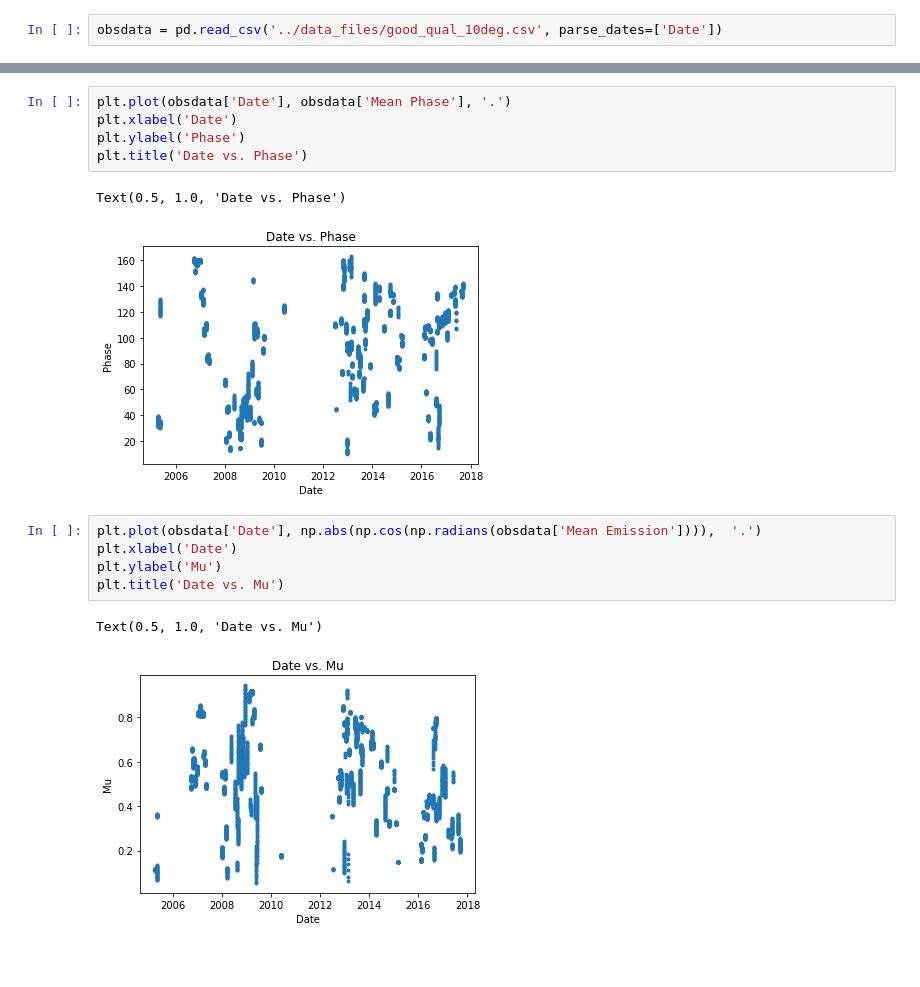
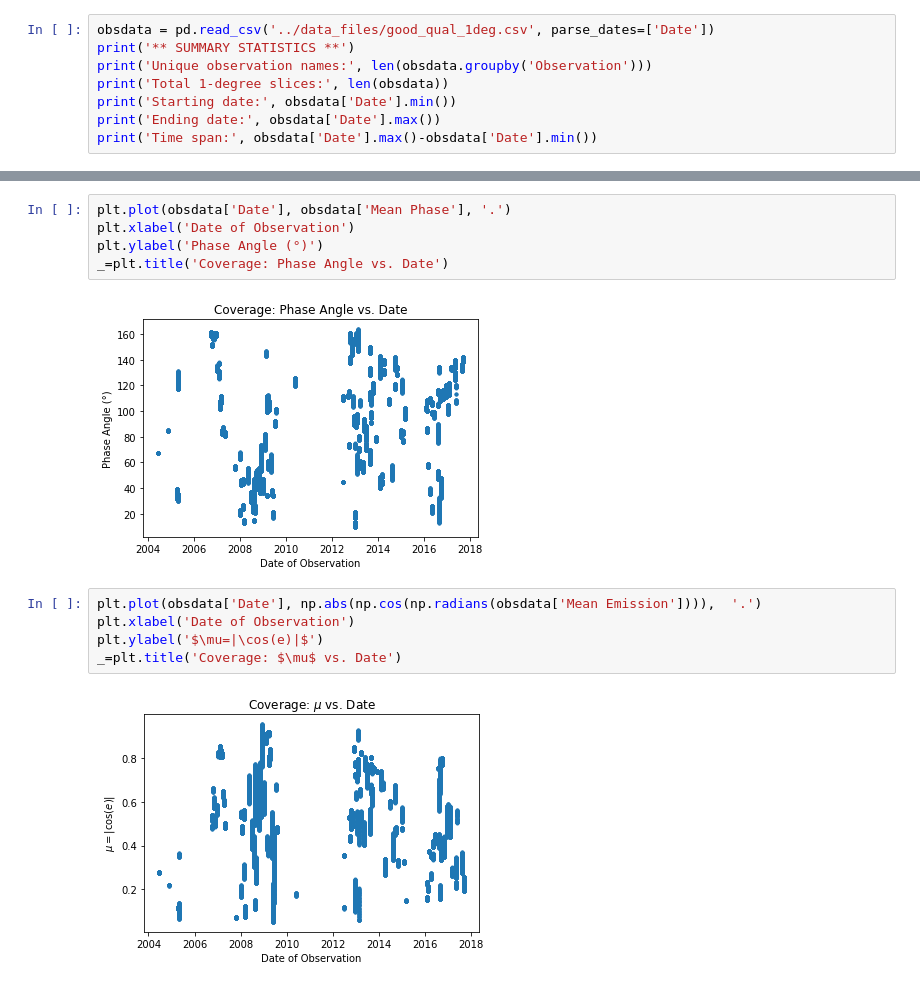
Before and after one commit to rfrenchseti/f-ring, a Jupyter notebook: notebooks/analyze_observation_coverage.ipynb, the cells around one changed output, grey strips where cells are left out. Saved outputs shown, nothing was run; the diff lists cells and outputs as text; blank space fills up the shorter version.

```diff
--- a/notebooks/analyze_observation_coverage.ipynb
+++ b/notebooks/analyze_observation_coverage.ipynb
@@ -7,2 +5,8 @@ import pandas as pd
 # %%
-obsdata = pd.read_csv('../data_files/good_qual_10deg.csv', parse_dates=['Date'])
+obsdata = pd.read_csv('../data_files/good_qual_1deg.csv', parse_dates=['Date'])
+print('** SUMMARY STATISTICS **')
+print('Unique observation names:', len(obsdata.groupby('Observation')))
+print('Total 1-degree slices:', len(obsdata))
+print('Starting date:', obsdata['Date'].min())
+print('Ending date:', obsdata['Date'].max())
+print('Time span:', obsdata['Date'].max()-obsdata['Date'].min())
@@ -41,16 +41,14 @@ Text(0.5, 1.0, 'Date vs. Incidence')
 # %%
 plt.plot(obsdata['Date'], obsdata['Mean Phase'], '.')
-plt.xlabel('Date')
-plt.ylabel('Phase')
-plt.title('Date vs. Phase')
+plt.xlabel('Date of Observation')
+plt.ylabel('Phase Angle (°)')
+_=plt.title('Coverage: Phase Angle vs. Date')
 # %% [output]
-Text(0.5, 1.0, 'Date vs. Phase')
-[figure, old version]
+[figure, new version]
 # %%
 plt.plot(obsdata['Date'], np.abs(np.cos(np.radians(obsdata['Mean Emission']))),  '.')
-plt.xlabel('Date')
-plt.ylabel('Mu')
-plt.title('Date vs. Mu')
+plt.xlabel('Date of Observation')
+plt.ylabel('$\mu=|\cos(e)|$')
+_=plt.title('Coverage: $\mu$ vs. Date')
 # %% [output]
-Text(0.5, 1.0, 'Date vs. Mu')
-[figure, old version]
+[figure, new version]
```
Also changed, not shown: parts of 11 cells of this notebook, 8 other files.
